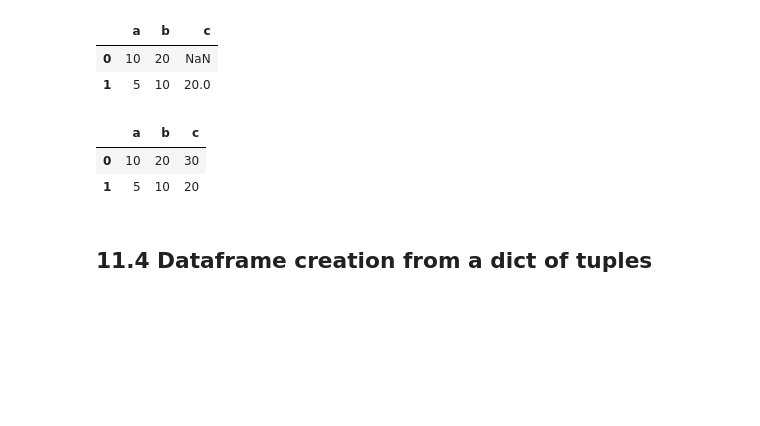
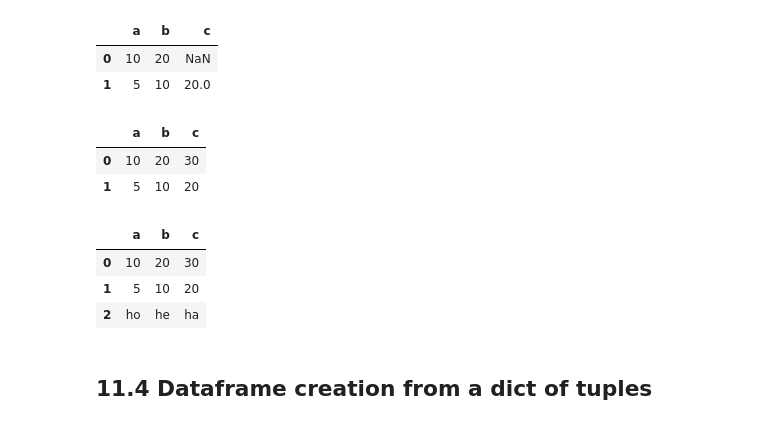
Before and after one commit to abbhimish/Week1---Intro-to-Python, a Jupyter notebook: Introduction_to_Python.ipynb, the cells around one changed output. Cells and saved outputs as stored; diff of their text form; code cells hidden in the pictures; blank space fills up the shorter version.

```diff
--- a/Introduction_to_Python.ipynb
+++ b/Introduction_to_Python.ipynb
@@ -1282,6 +1401,16 @@ pd.DataFrame(data)
 |  | a | b | c |
 | 0 | 10 | 20 | 30 |
 | 1 | 5 | 10 | 20 |
+# %%
+#EXAMPLE 17
+
+data = [{'a':10,"b":20,"c":30}, {'a':5,'b':10,'c':20}, {'a': 'ho','b': 'he','c':'ha'}]
+pd.DataFrame(data)
+# %% [output]
+|  | a | b | c |
+| 0 | 10 | 20 | 30 |
+| 1 | 5 | 10 | 20 |
+| 2 | ho | he | ha |
 # %% [markdown]
 ## 11.4 Dataframe creation from a dict of tuples
 # %% [markdown]
```
Also changed, not shown: parts of 20 cells of this notebook.
